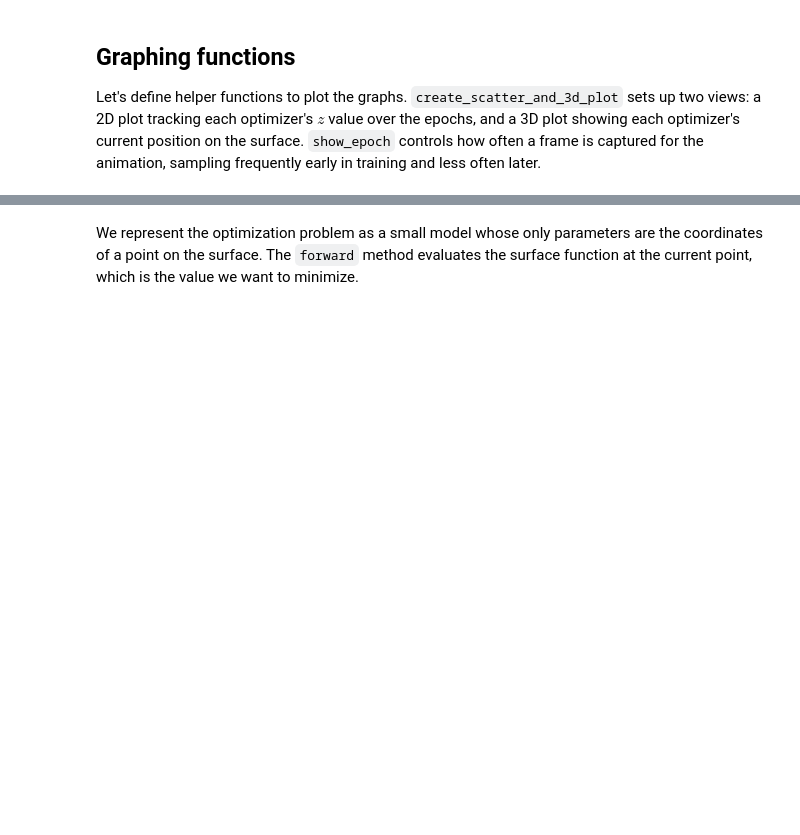
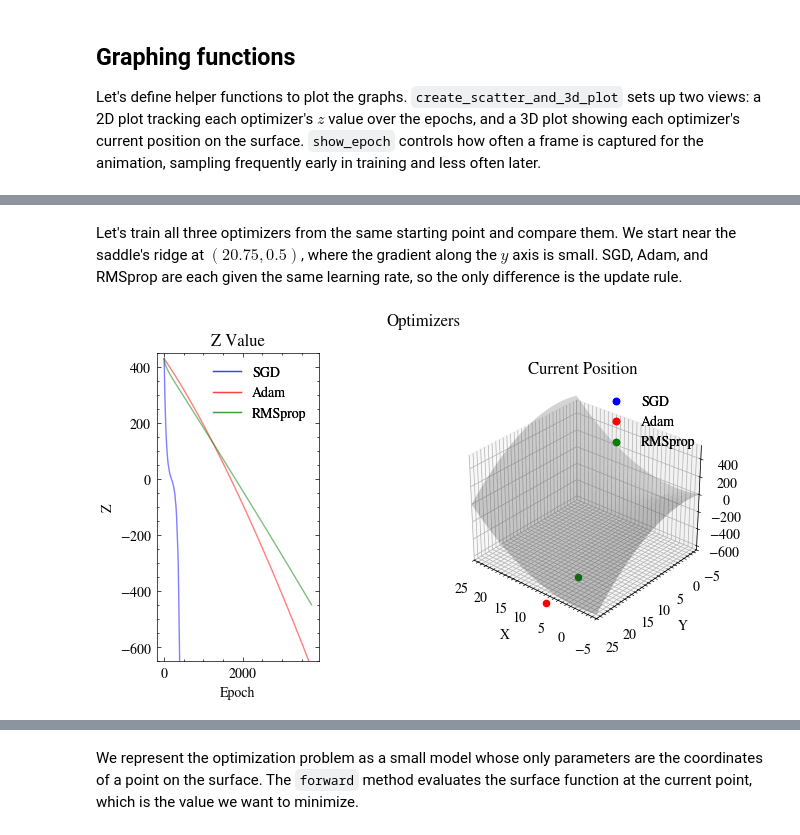
Before and after one commit to gavinkhung/optimizers, a Jupyter notebook: optimizers.ipynb, the cells around one changed output, grey strips where cells are left out. Drawn from its saved outputs; the diff is of its cells as text; code cells hidden in the pictures; blank space fills up the shorter version.

Commit message:
feat: optimizers

```diff
--- a/optimizers.ipynb
+++ b/optimizers.ipynb
@@ -168,0 +279,19 @@ def show_epoch(epoch):
+# %% [markdown]
+Let's train all three optimizers from the same starting point and compare them. We start near the saddle's ridge at $(20.75, 0.5)$, where the gradient along the $y$ axis is small. SGD, Adam, and RMSprop are each given the same learning rate, so the only difference is the update rule.
+# %%
+initial_pt = np.array([20.75, 0.5])
+
+learning_rate = 0.005
+epochs = 4000
+
+optimizers = {
+    "SGD": SGD(learning_rate),
+    "Adam": Adam(learning_rate),
+    "RMSprop": RMSprop(learning_rate),
+}
+colors = ["blue", "red", "green"]
+
+output_filename = "optimizers.gif"
+fit(optimizers, surface_fn, X, Y, Z, initial_pt, epochs, output_filename, colors)
+# %% [output]
+[figure, added]
```
Also changed, not shown: parts of 31 cells of this notebook, 2 other files.
